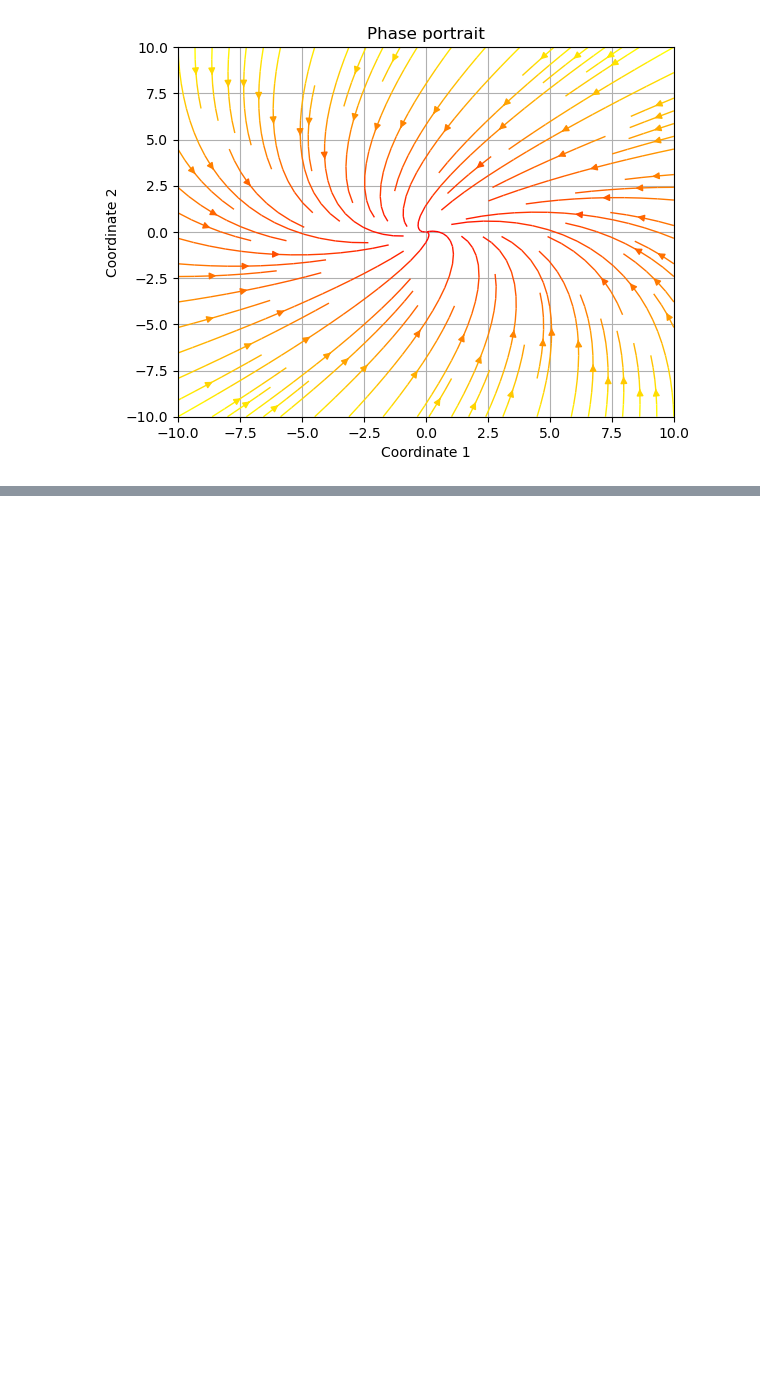
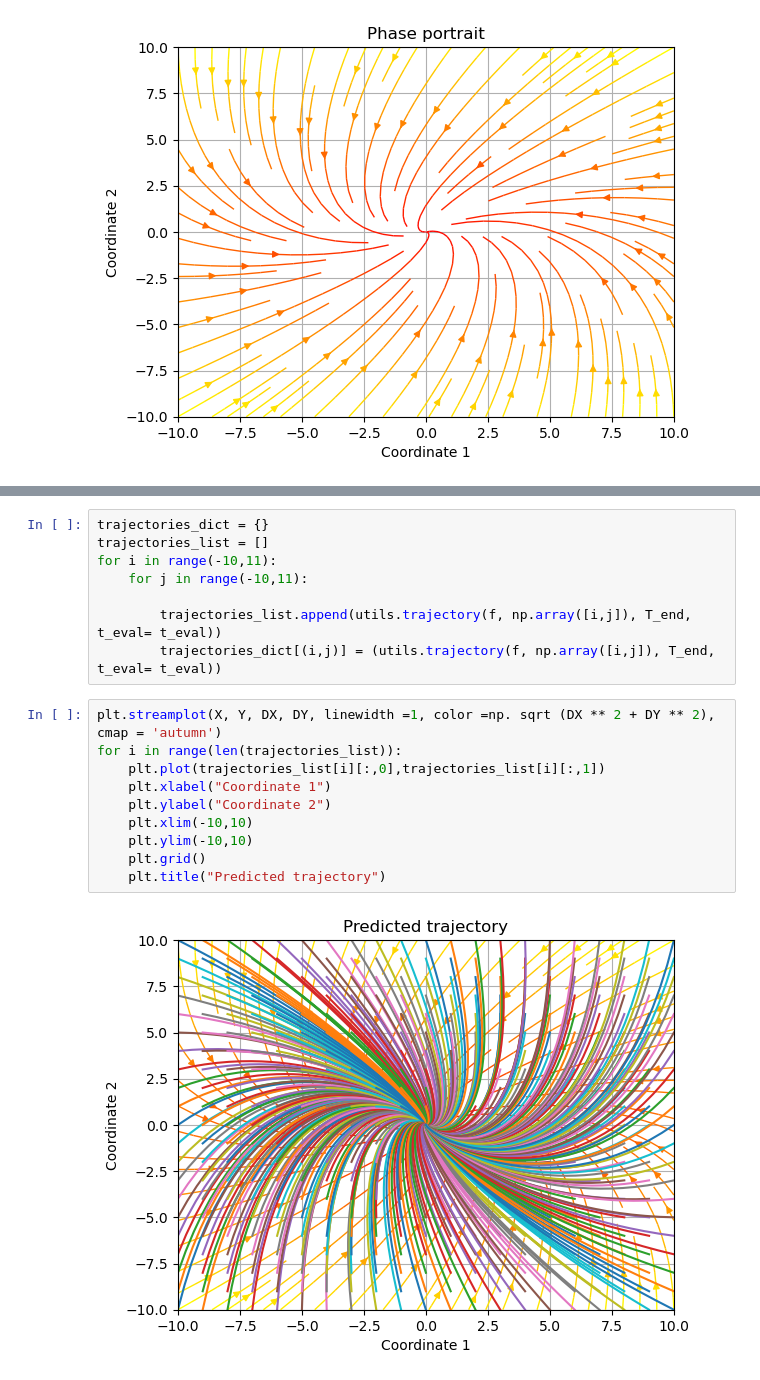
Before and after one commit to Augustin690/learning-dynamical-systems, a Jupyter notebook: src/part1/task2.ipynb, the cells around one changed output, grey strips where cells are left out. Saved outputs shown, nothing was run; the diff lists cells and outputs as text; blank space fills up the shorter version.

```diff
--- a/src/part1/task2.ipynb
+++ b/src/part1/task2.ipynb
@@ -212,0 +234,20 @@ Text(0.5, 1.0, 'Phase portrait')
+# %%
+trajectories_dict = {}
+trajectories_list = []
+for i in range(-10,11):
+    for j in range(-10,11):
+
+        trajectories_list.append(utils.trajectory(f, np.array([i,j]), T_end, t_eval= t_eval))
+        trajectories_dict[(i,j)] = (utils.trajectory(f, np.array([i,j]), T_end, t_eval= t_eval))
+# %%
+plt.streamplot(X, Y, DX, DY, linewidth =1, color =np. sqrt (DX ** 2 + DY ** 2), cmap = 'autumn')
+for i in range(len(trajectories_list)):
+    plt.plot(trajectories_list[i][:,0],trajectories_list[i][:,1])
+    plt.xlabel("Coordinate 1")
+    plt.ylabel("Coordinate 2")
+    plt.xlim(-10,10)
+    plt.ylim(-10,10)
+    plt.grid()
+    plt.title("Predicted trajectory")
+# %% [output]
+[figure, added]
```
Also changed, not shown: parts of 9 cells of this notebook, 1 other file.
